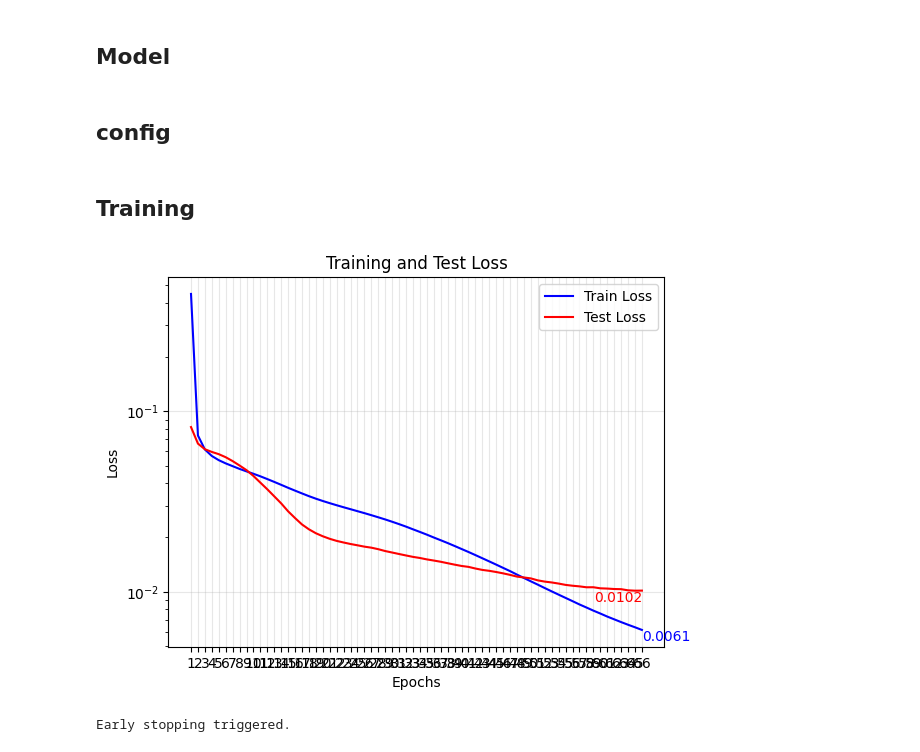
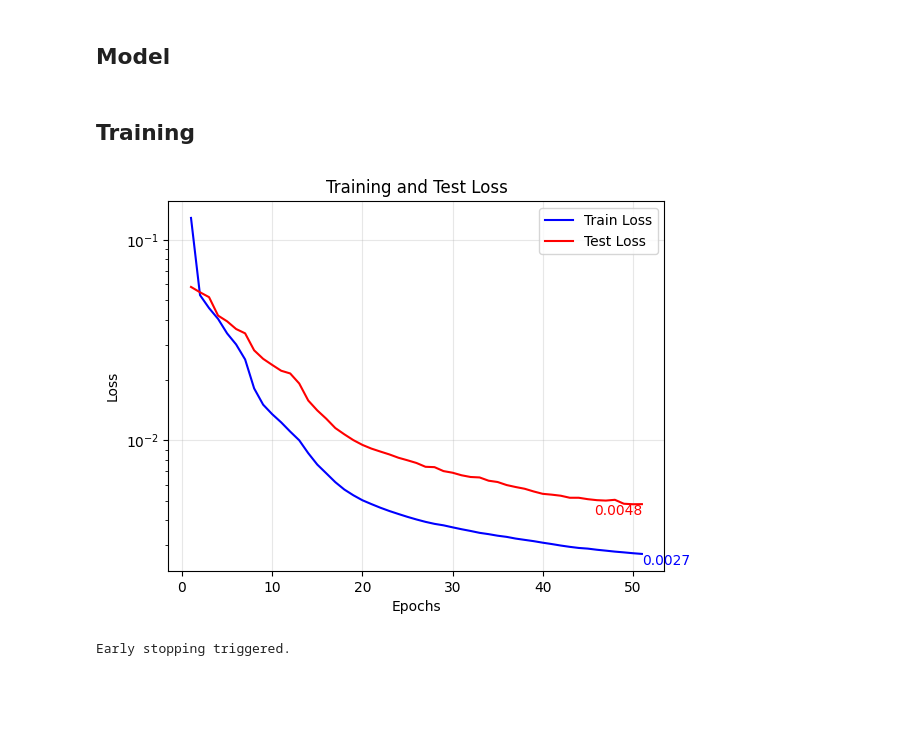
Before and after one commit to yundddd/graph_generator, a Jupyter notebook: notebooks/GNN_models.ipynb, the cells around one changed output. Saved outputs shown, nothing was run; the diff lists cells and outputs as text; code cells hidden in the pictures; blank space fills up the shorter version.

Commit message:
[notebook] add LSTMGNN (#21)
* [notebook] lstm gnn

```diff
--- a/notebooks/GNN_models.ipynb
+++ b/notebooks/GNN_models.ipynb
@@ -404,2 +490,0 @@ class DirectedGAT(torch.nn.Module):
-# %% [markdown]
-## config
@@ -478,7 +552,7 @@ def train(model, train_loader, test_loader, num_epoch, lr=0.00001, weight_decay=
         model.train()
         train_loss = 0.0
         with tqdm(total=len(train_loader), desc=f"Train Epoch {epoch+1}/{num_epoch}", unit="batch") as pbar:
-            for batch in train_loader:
+            for batch_idx, batch in enumerate(train_loader):
                 pbar.update(1)
 
                 optimizer.zero_grad()
@@ -551,7 +625,7 @@ def find_best_threshold(model, loader):
 
     with torch.no_grad():
         with tqdm(total=len(loader), desc=f"Finding the best classification threshold", unit="batch") as pbar:
-            for batch in loader:
+            for idx,batch in enumerate(loader):
                 out = model(batch)
                 raw_prob = torch.exp(out[:,1]) # Get class 1 predictions and convert to probability.
                 raw_probs.append(raw_prob)
@@ -594,10 +668,10 @@ def generate_cm(y_true, y_pred, model_name):
   plt.title(f'{model_name} Confusion Matrix')
   plt.show()
 # %%
-model, model_name = build_model("DirectedGAT", input_features, hidden_dim, output_classes)
+model, model_name = build_model("LSTMGNN", input_features, hidden_dim, output_classes)
 train(model, train_loader, test_loader, 100)
 # %% [output]
-[figure, old version]
+[figure, new version]
 Early stopping triggered.
 # %%
 evaluate(model, model_name, test_loader)
```
Also changed, not shown: parts of 3 cells of this notebook.
